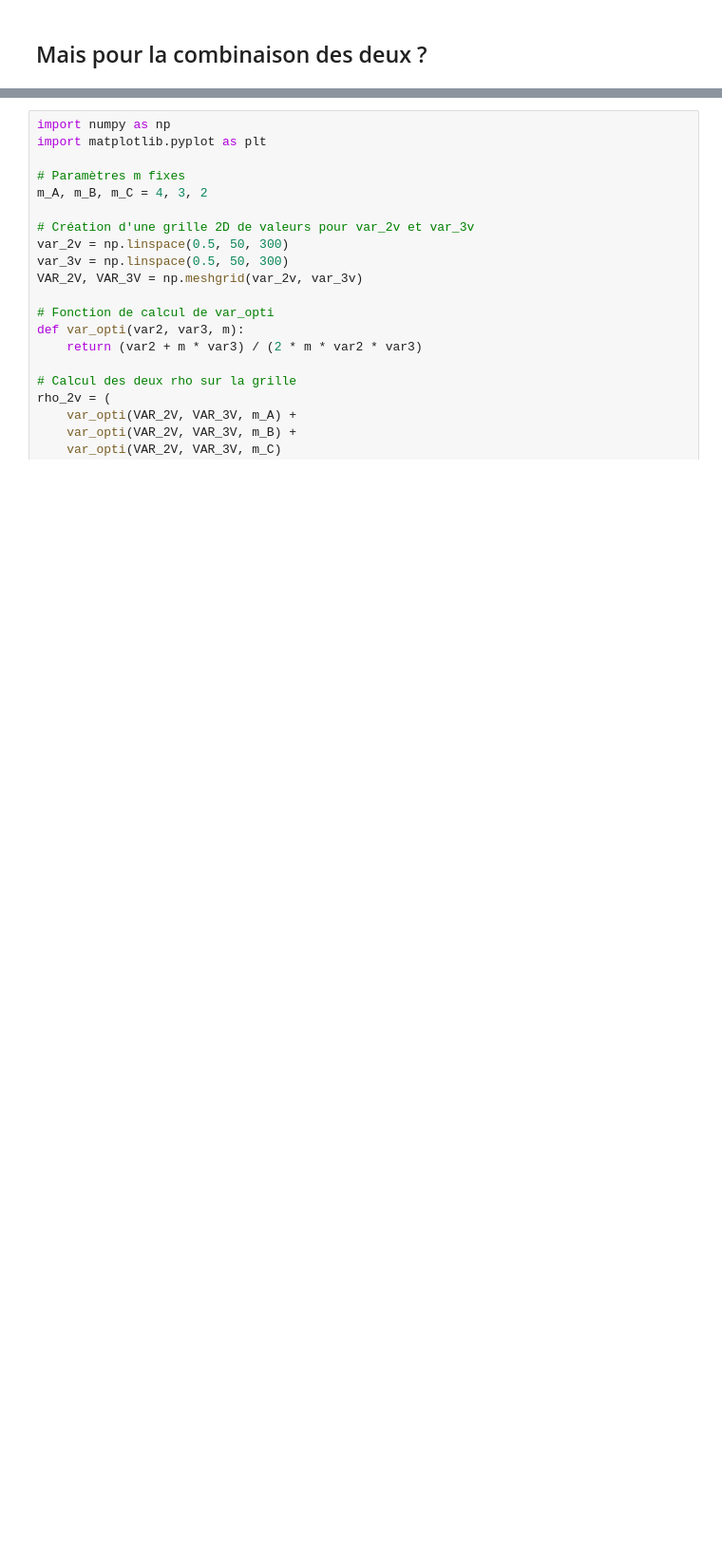
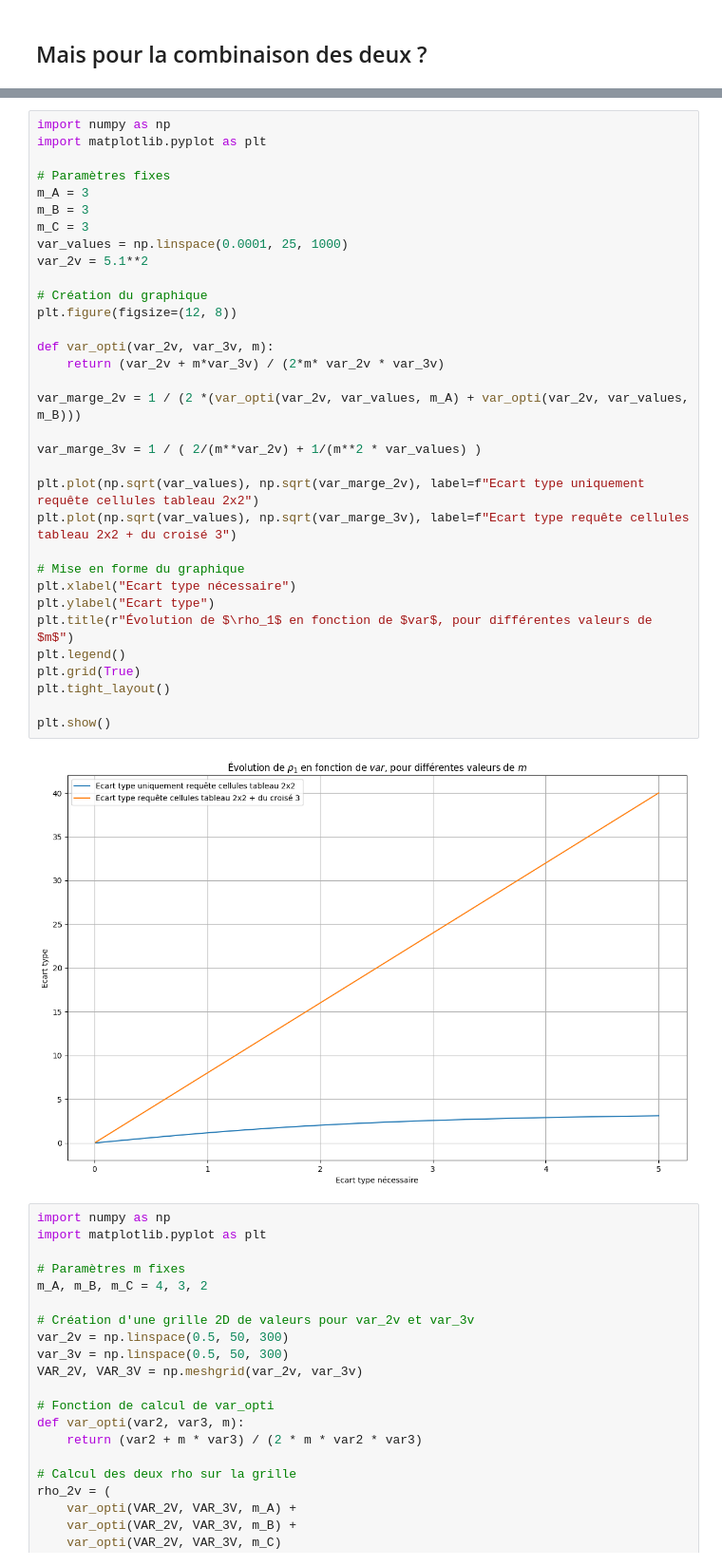
Before and after one commit to InseeFrLab/diff-privacy-OpenDP, a Jupyter notebook: marge.ipynb, the cells around one changed output, grey strips where cells are left out. Shown at 95% size. Saved outputs shown, nothing was run; the diff lists cells and outputs as text; blank space fills up the shorter version.

```diff
--- a/marge.ipynb
+++ b/marge.ipynb
@@ -570,6 +616,41 @@ plt.tight_layout()
 plt.show()
 # %% [output]
 [figure]
+# %%
+import numpy as np
+import matplotlib.pyplot as plt
+
+# Paramètres fixes
+m_A = 3
+m_B = 3
+m_C = 3
+var_values = np.linspace(0.0001, 25, 1000)
+var_2v = 5.1**2
+
+# Création du graphique
+plt.figure(figsize=(12, 8))
+
+def var_opti(var_2v, var_3v, m):
+    return (var_2v + m*var_3v) / (2*m* var_2v * var_3v)
+
+var_marge_2v = 1 / (2 *(var_opti(var_2v, var_values, m_A) + var_opti(var_2v, var_values, m_B)))
+
+var_marge_3v = 1 / ( 2/(m**var_2v) + 1/(m**2 * var_values) )
+
+plt.plot(np.sqrt(var_values), np.sqrt(var_marge_2v), label=f"Ecart type uniquement requête cellules tableau 2x2")
+plt.plot(np.sqrt(var_values), np.sqrt(var_marge_3v), label=f"Ecart type requête cellules tableau 2x2 + du croisé 3")
+
+# Mise en forme du graphique
+plt.xlabel("Ecart type nécessaire")
+plt.ylabel("Ecart type")
+plt.title(r"Évolution de $\rho_1$ en fonction de $var$, pour différentes valeurs de $m$")
+plt.legend()
+plt.grid(True)
+plt.tight_layout()
+
+plt.show()
+# %% [output]
+[figure, added]
 # %%
 import numpy as np
 import matplotlib.pyplot as plt
```
Also changed, not shown: parts of 10 cells of this notebook.
